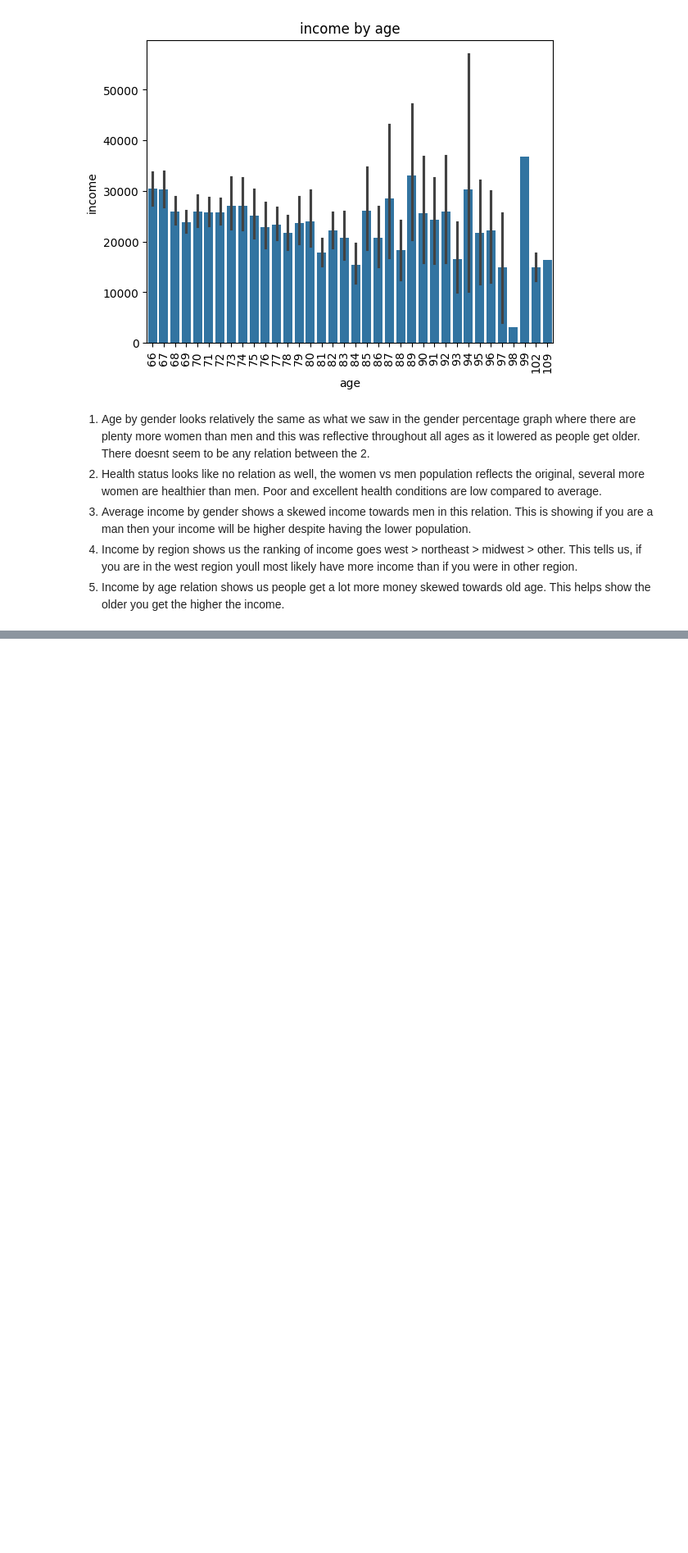
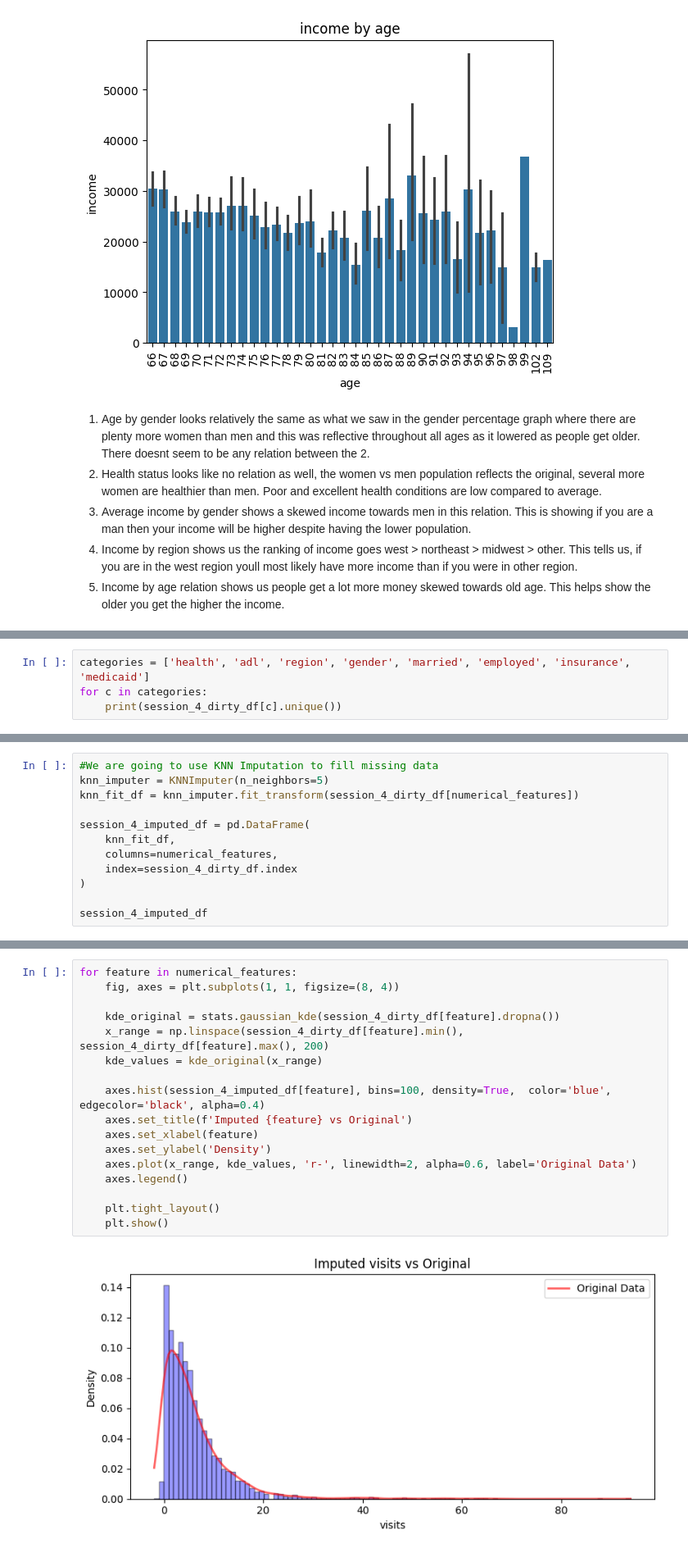
Before and after one commit to gentralg-Gitcoding/fullstack-projects, a Jupyter notebook: capstoneProject/capstoneProject.ipynb, the cells around one changed output, grey strips where cells are left out. Shown at 82% size. Drawn from its saved outputs; the diff is of its cells as text; blank space fills up the shorter version.

```diff
--- a/capstoneProject/capstoneProject.ipynb
+++ b/capstoneProject/capstoneProject.ipynb
@@ -903,0 +1035,4 @@ plt.show()
+# %%
+categories = ['health', 'adl', 'region', 'gender', 'married', 'employed', 'insurance', 'medicaid']
+for c in categories:
+    print(session_4_dirty_df[c].unique())
@@ -903,0 +1307,12 @@ plt.show()
+# %%
+#We are going to use KNN Imputation to fill missing data
+knn_imputer = KNNImputer(n_neighbors=5)
+knn_fit_df = knn_imputer.fit_transform(session_4_dirty_df[numerical_features])
+
+session_4_imputed_df = pd.DataFrame(
+    knn_fit_df,
+    columns=numerical_features,
+    index=session_4_dirty_df.index
+)
+
+session_4_imputed_df
@@ -903,0 +1333,19 @@ plt.show()
+# %%
+for feature in numerical_features:
+    fig, axes = plt.subplots(1, 1, figsize=(8, 4))
+
+    kde_original = stats.gaussian_kde(session_4_dirty_df[feature].dropna())
+    x_range = np.linspace(session_4_dirty_df[feature].min(), session_4_dirty_df[feature].max(), 200)
+    kde_values = kde_original(x_range)
+
+    axes.hist(session_4_imputed_df[feature], bins=100, density=True,  color='blue', edgecolor='black', alpha=0.4)
+    axes.set_title(f'Imputed {feature} vs Original')
+    axes.set_xlabel(feature)
+    axes.set_ylabel('Density')
+    axes.plot(x_range, kde_values, 'r-', linewidth=2, alpha=0.6, label='Original Data')
+    axes.legend()
+
+    plt.tight_layout()
+    plt.show()
+# %% [output]
+[figure, added]
```
Also changed, not shown: parts of 67 cells of this notebook, 3 other files.
